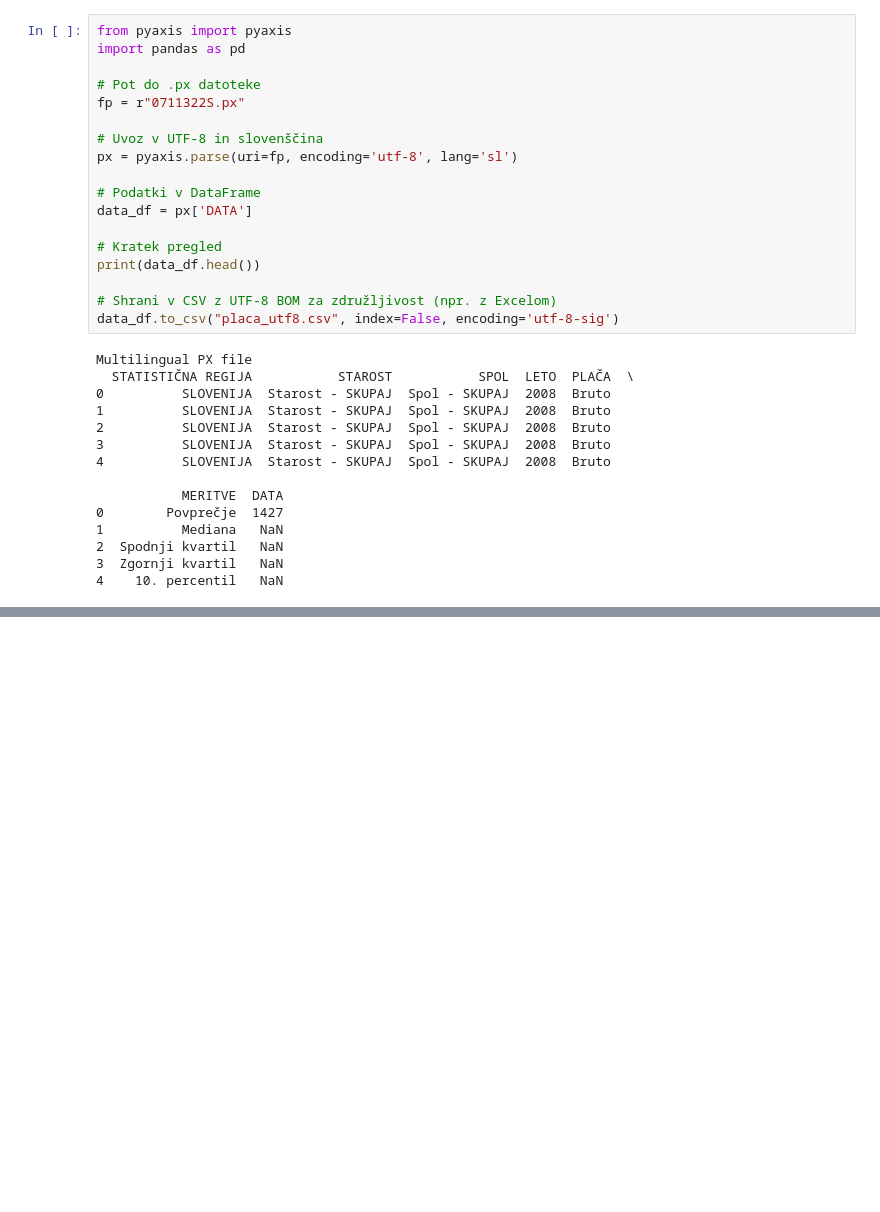
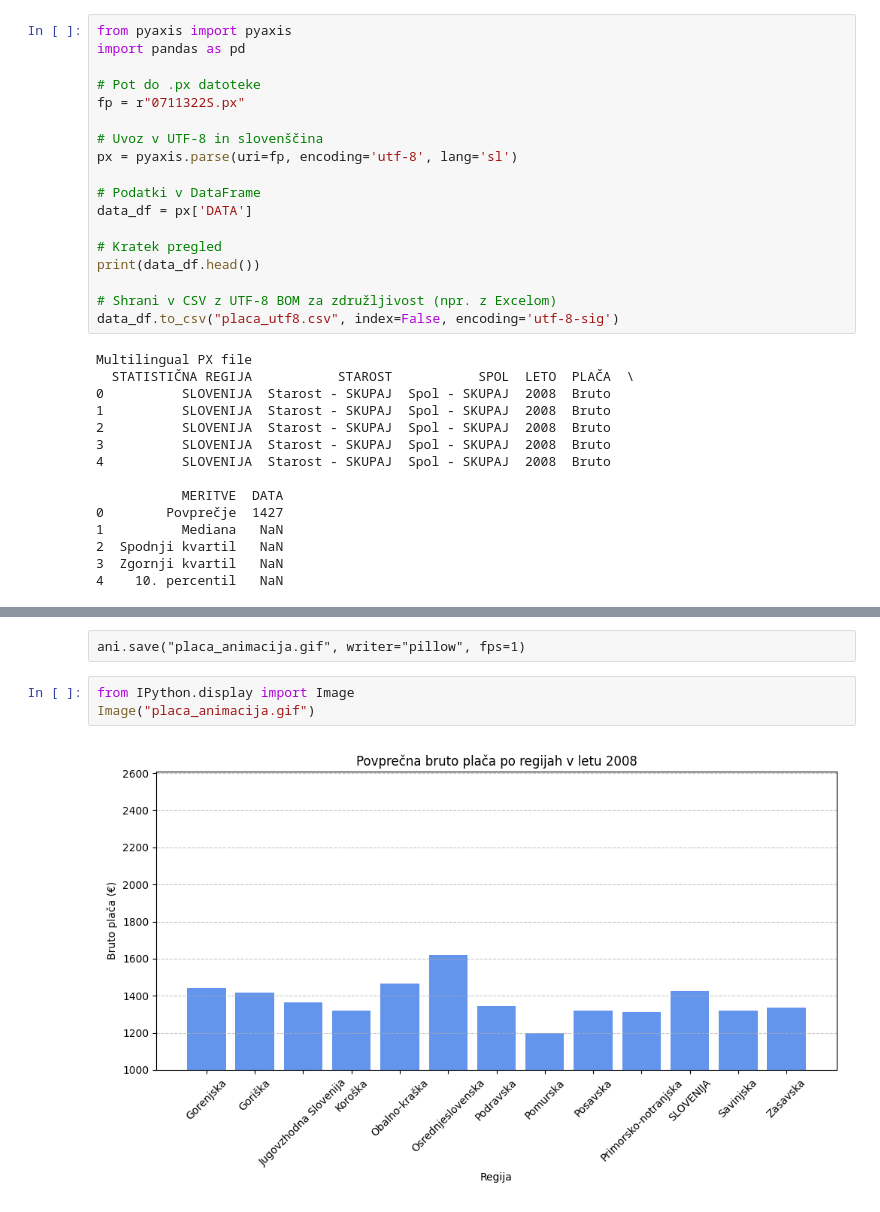
Before and after one commit to KraljMiha/PR2510, a Jupyter notebook: Analiza.ipynb, the cells around one changed output, grey strips where cells are left out. Drawn from its saved outputs; the diff is of its cells as text; blank space fills up the shorter version.

```diff
--- a/Analiza.ipynb
+++ b/Analiza.ipynb
@@ -112,0 +194,7 @@ plt.show()
+# %% [raw]
+ani.save("placa_animacija.gif", writer="pillow", fps=1)
+# %%
+from IPython.display import Image
+Image("placa_animacija.gif")
+# %% [output]
+[figure, added]
```
Also changed, not shown: parts of 7 cells of this notebook, 2 other files.
